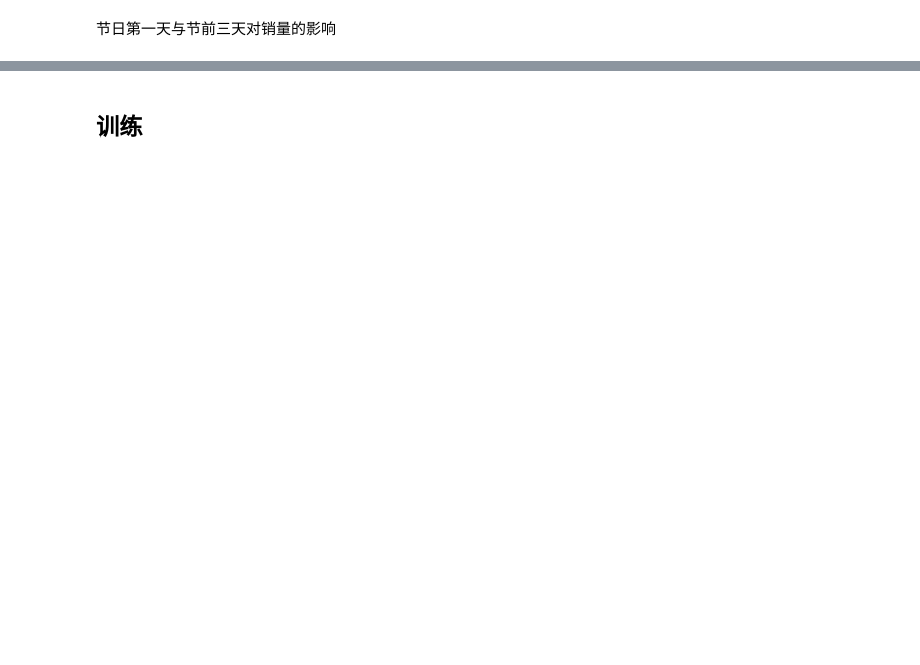
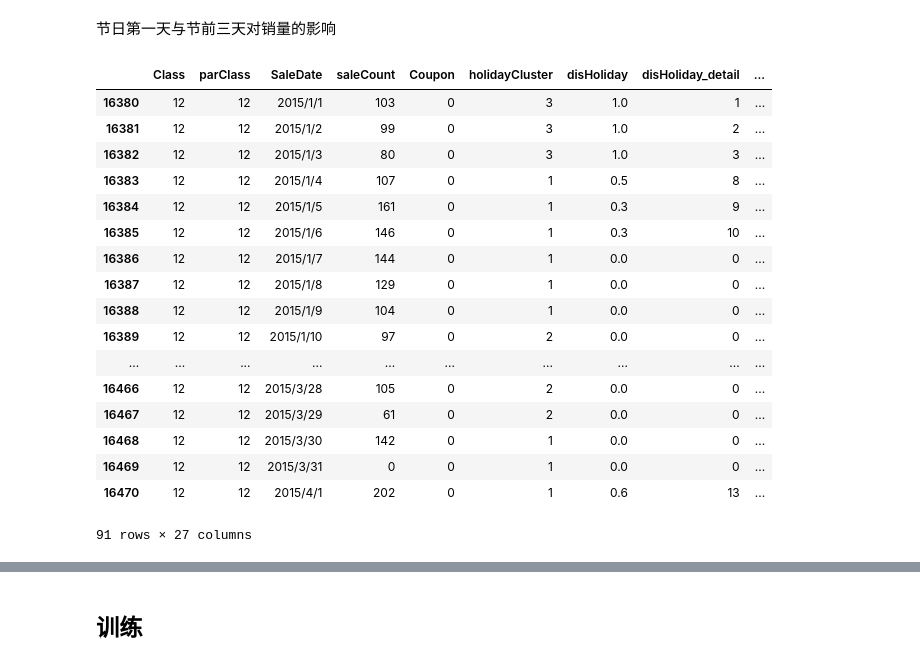
Before and after one commit to dereksjtu/MachineLearning_Matches, a Jupyter notebook: supermarket/prj/code/EDA_classify_supermarket.ipynb, the cells around one changed output, grey strips where cells are left out. Drawn from its saved outputs; the diff is of its cells as text; code cells hidden in the pictures; blank space fills up the shorter version.

```diff
--- a/supermarket/prj/code/EDA_classify_supermarket.ipynb
+++ b/supermarket/prj/code/EDA_classify_supermarket.ipynb
@@ -107,3 +124,26 @@ train12_exc[['SaleDate','saleCount']].set_index('SaleDate').plot()
 # %% [markdown]
 节日第一天与节前三天对销量的影响
+# %%
+train_12 = train_new[train_new['Class'] == 12]
+train12_tr = train_12[train_12['SaleDate']<'2015-05-01'].reset_index()
+train_12
+# %% [output]
+|  | Class | parClass | SaleDate | saleCount | Coupon | holidayCluster | disHoliday | disHoliday_detail | ... |
+| 16380 | 12 | 12 | 2015/1/1 | 103 | 0 | 3 | 1.0 | 1 | ... |
+| 16381 | 12 | 12 | 2015/1/2 | 99 | 0 | 3 | 1.0 | 2 | ... |
+| 16382 | 12 | 12 | 2015/1/3 | 80 | 0 | 3 | 1.0 | 3 | ... |
+| 16383 | 12 | 12 | 2015/1/4 | 107 | 0 | 1 | 0.5 | 8 | ... |
+| 16384 | 12 | 12 | 2015/1/5 | 161 | 0 | 1 | 0.3 | 9 | ... |
+| 16385 | 12 | 12 | 2015/1/6 | 146 | 0 | 1 | 0.3 | 10 | ... |
+| 16386 | 12 | 12 | 2015/1/7 | 144 | 0 | 1 | 0.0 | 0 | ... |
+| 16387 | 12 | 12 | 2015/1/8 | 129 | 0 | 1 | 0.0 | 0 | ... |
+| 16388 | 12 | 12 | 2015/1/9 | 104 | 0 | 1 | 0.0 | 0 | ... |
+| 16389 | 12 | 12 | 2015/1/10 | 97 | 0 | 2 | 0.0 | 0 | ... |
+| ... | ... | ... | ... | ... | ... | ... | ... | ... | ... |
+| 16466 | 12 | 12 | 2015/3/28 | 105 | 0 | 2 | 0.0 | 0 | ... |
+| 16467 | 12 | 12 | 2015/3/29 | 61 | 0 | 2 | 0.0 | 0 | ... |
+| 16468 | 12 | 12 | 2015/3/30 | 142 | 0 | 1 | 0.0 | 0 | ... |
+| 16469 | 12 | 12 | 2015/3/31 | 0 | 0 | 1 | 0.0 | 0 | ... |
+| 16470 | 12 | 12 | 2015/4/1 | 202 | 0 | 1 | 0.6 | 13 | ... |
+91 rows × 27 columns
 # %%
```
Also changed, not shown: parts of 9 cells of this notebook, 1 other file.
